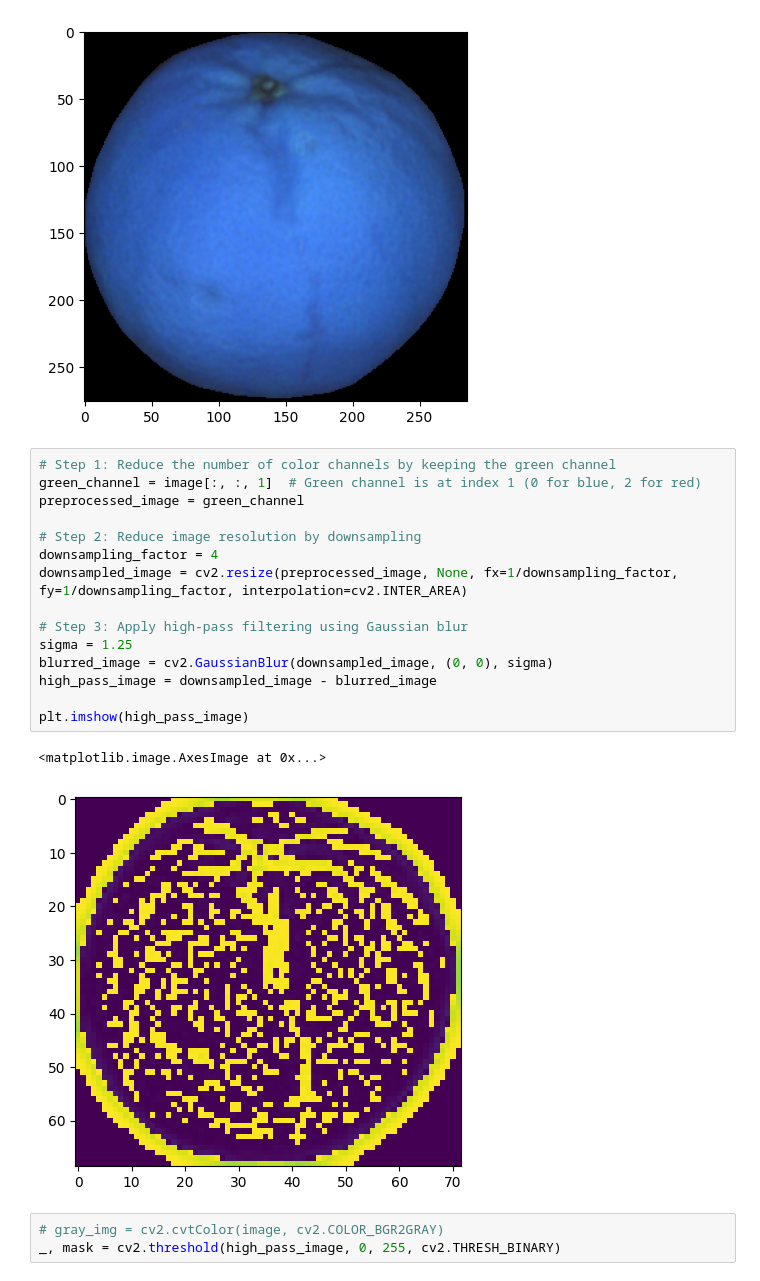
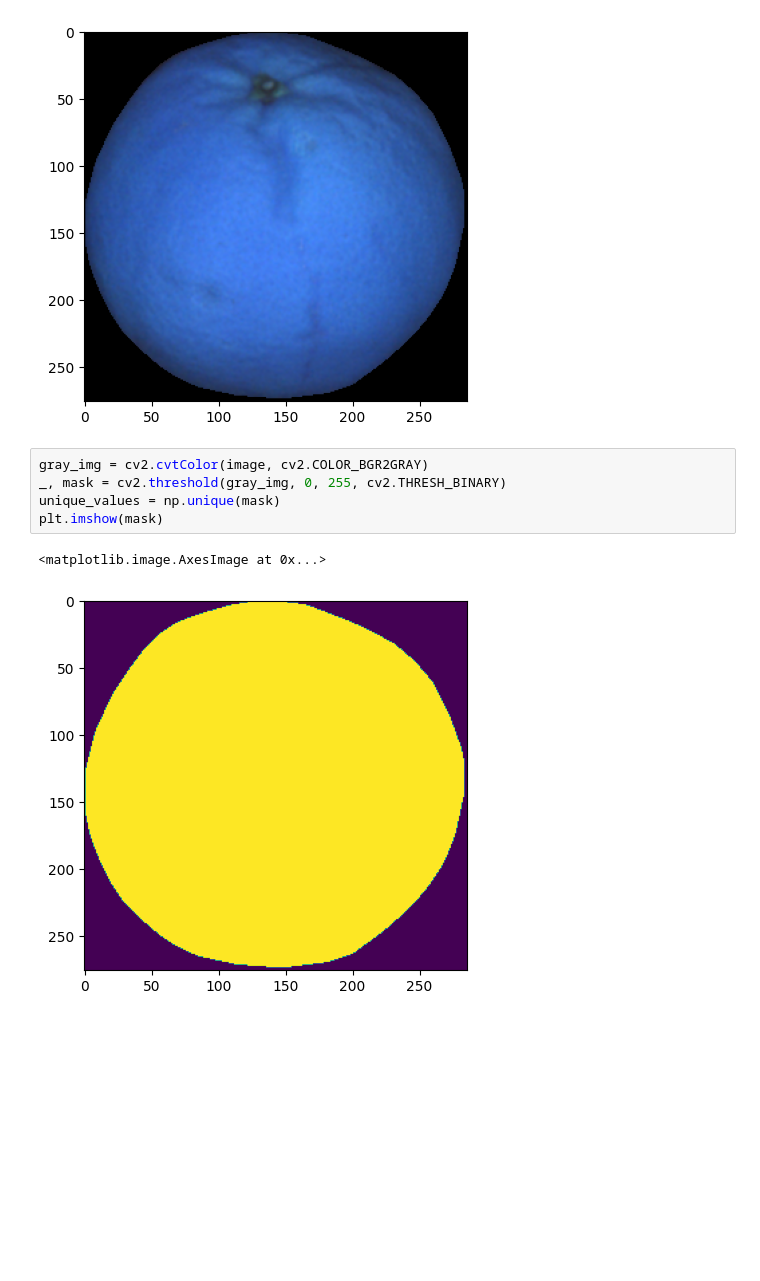
Before and after one commit to CarlaOnate/3D-rotation-paper-implemetnation, a Jupyter notebook: notebook-axes-of-projected-ellipses.ipynb, the cells around one changed output. Drawn from its saved outputs; the diff is of its cells as text; blank space fills up the shorter version.

```diff
--- a/notebook-axes-of-projected-ellipses.ipynb
+++ b/notebook-axes-of-projected-ellipses.ipynb
@@ -15,24 +13,11 @@ plt.imshow(image)
 (276, 286, 3)
 <matplotlib.image.AxesImage at 0x...>
 [figure]
-# %%
-# Step 1: Reduce the number of color channels by keeping the green channel
-green_channel = image[:, :, 1]  # Green channel is at index 1 (0 for blue, 2 for red)
-preprocessed_image = green_channel
-
-# Step 2: Reduce image resolution by downsampling
-downsampling_factor = 4
-downsampled_image = cv2.resize(preprocessed_image, None, fx=1/downsampling_factor, fy=1/downsampling_factor, interpolation=cv2.INTER_AREA)
-
-# Step 3: Apply high-pass filtering using Gaussian blur
-sigma = 1.25
-blurred_image = cv2.GaussianBlur(downsampled_image, (0, 0), sigma)
-high_pass_image = downsampled_image - blurred_image
-
-plt.imshow(high_pass_image)
-# %% [output]
-<matplotlib.image.AxesImage at 0x...>
-[figure, removed]
 # %%
-# gray_img = cv2.cvtColor(image, cv2.COLOR_BGR2GRAY)
-_, mask = cv2.threshold(high_pass_image, 0, 255, cv2.THRESH_BINARY)
+gray_img = cv2.cvtColor(image, cv2.COLOR_BGR2GRAY)
+_, mask = cv2.threshold(gray_img, 0, 255, cv2.THRESH_BINARY)
+unique_values = np.unique(mask)
+plt.imshow(mask)
+# %% [output]
+<matplotlib.image.AxesImage at 0x...>
+[figure, added]
```
Also changed, not shown: parts of 7 cells of this notebook, 3 other files.
